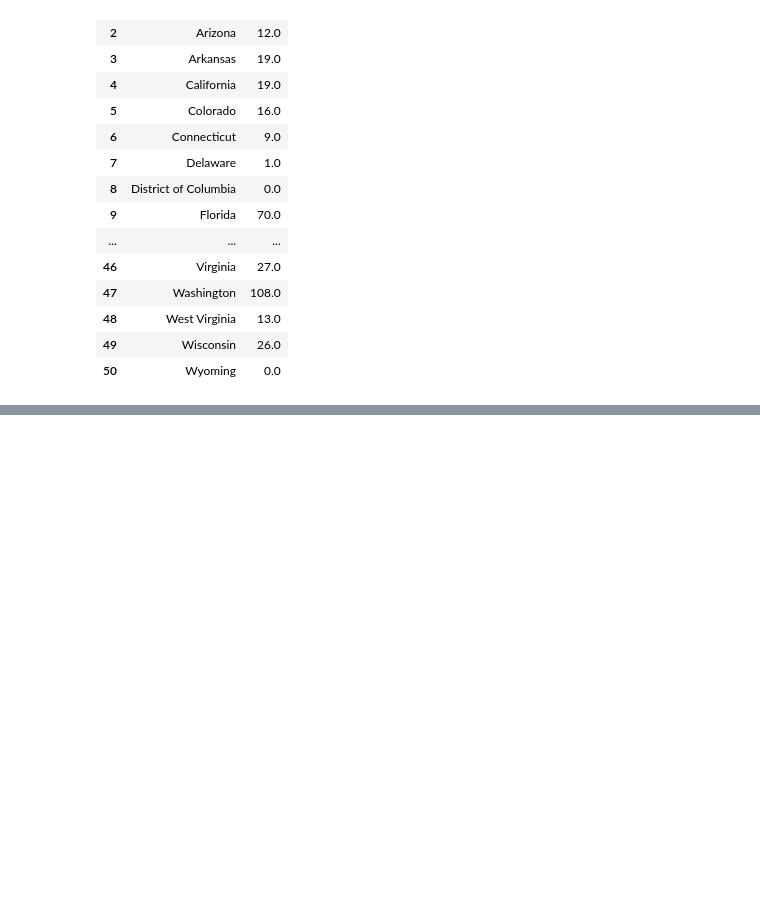
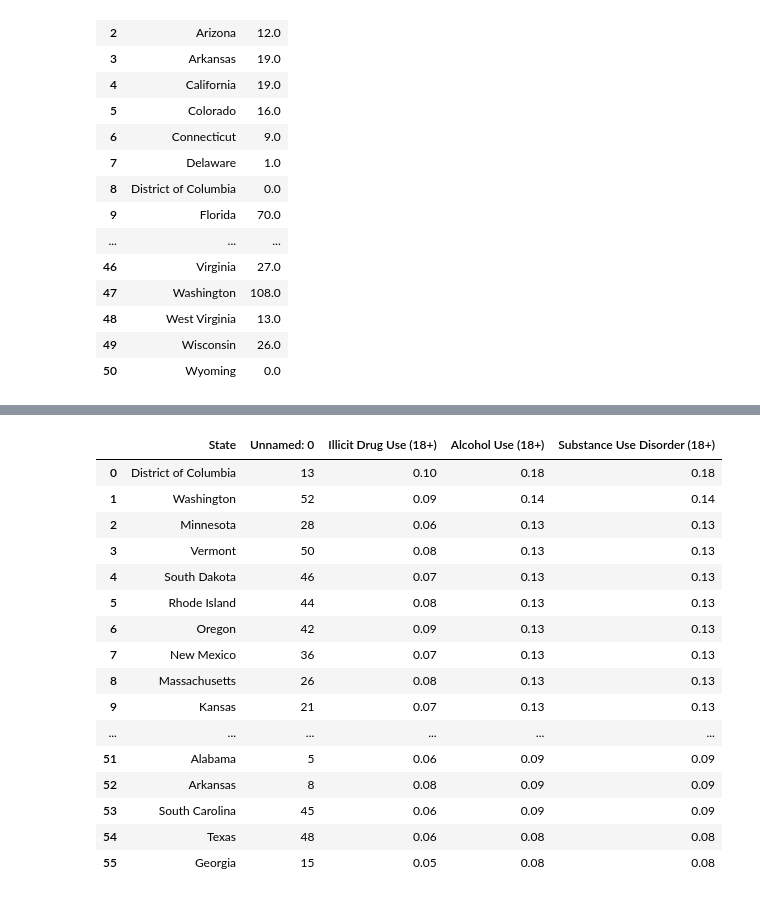
Before and after one commit to nvandriss/Where-Will-Big-Foot-Appear-Next, a Jupyter notebook: BigFoot Stats.ipynb, the cells around one changed output, grey strips where cells are left out. Drawn from its saved outputs; the diff is of its cells as text; code cells hidden in the pictures; blank space fills up the shorter version.

```diff
--- a/BigFoot Stats.ipynb
+++ b/BigFoot Stats.ipynb
@@ -478,0 +547,24 @@ high_bfs.to_csv('HBFS Data.csv')
+# %%
+#All alcohol ranks
+alcohol_ranked = subs_df2.sort_values(by="Alcohol Use (18+)", ascending=False)
+
+
+alcohol_ranked.reset_index()
+# %% [output]
+|  | State | Unnamed: 0 | Illicit Drug Use (18+) | Alcohol Use (18+) | Substance Use Disorder (18+) |
+| 0 | District of Columbia | 13 | 0.10 | 0.18 | 0.18 |
+| 1 | Washington | 52 | 0.09 | 0.14 | 0.14 |
+| 2 | Minnesota | 28 | 0.06 | 0.13 | 0.13 |
+| 3 | Vermont | 50 | 0.08 | 0.13 | 0.13 |
+| 4 | South Dakota | 46 | 0.07 | 0.13 | 0.13 |
+| 5 | Rhode Island | 44 | 0.08 | 0.13 | 0.13 |
+| 6 | Oregon | 42 | 0.09 | 0.13 | 0.13 |
+| 7 | New Mexico | 36 | 0.07 | 0.13 | 0.13 |
+| 8 | Massachusetts | 26 | 0.08 | 0.13 | 0.13 |
+| 9 | Kansas | 21 | 0.07 | 0.13 | 0.13 |
+| ... | ... | ... | ... | ... | ... |
+| 51 | Alabama | 5 | 0.06 | 0.09 | 0.09 |
+| 52 | Arkansas | 8 | 0.08 | 0.09 | 0.09 |
+| 53 | South Carolina | 45 | 0.06 | 0.09 | 0.09 |
+| 54 | Texas | 48 | 0.06 | 0.08 | 0.08 |
+| 55 | Georgia | 15 | 0.05 | 0.08 | 0.08 |
```
Also changed, not shown: parts of 20 cells of this notebook, 4 other files.
